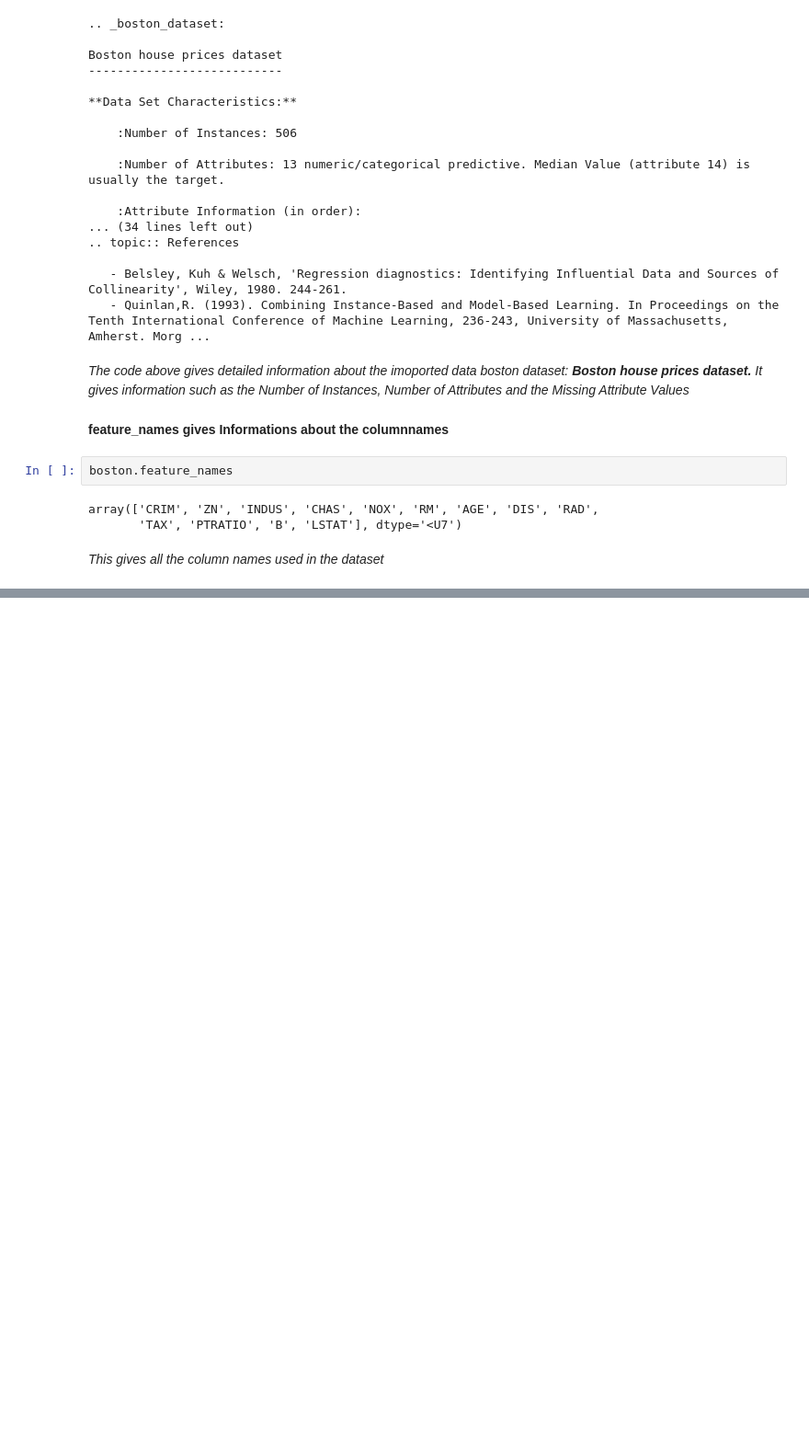
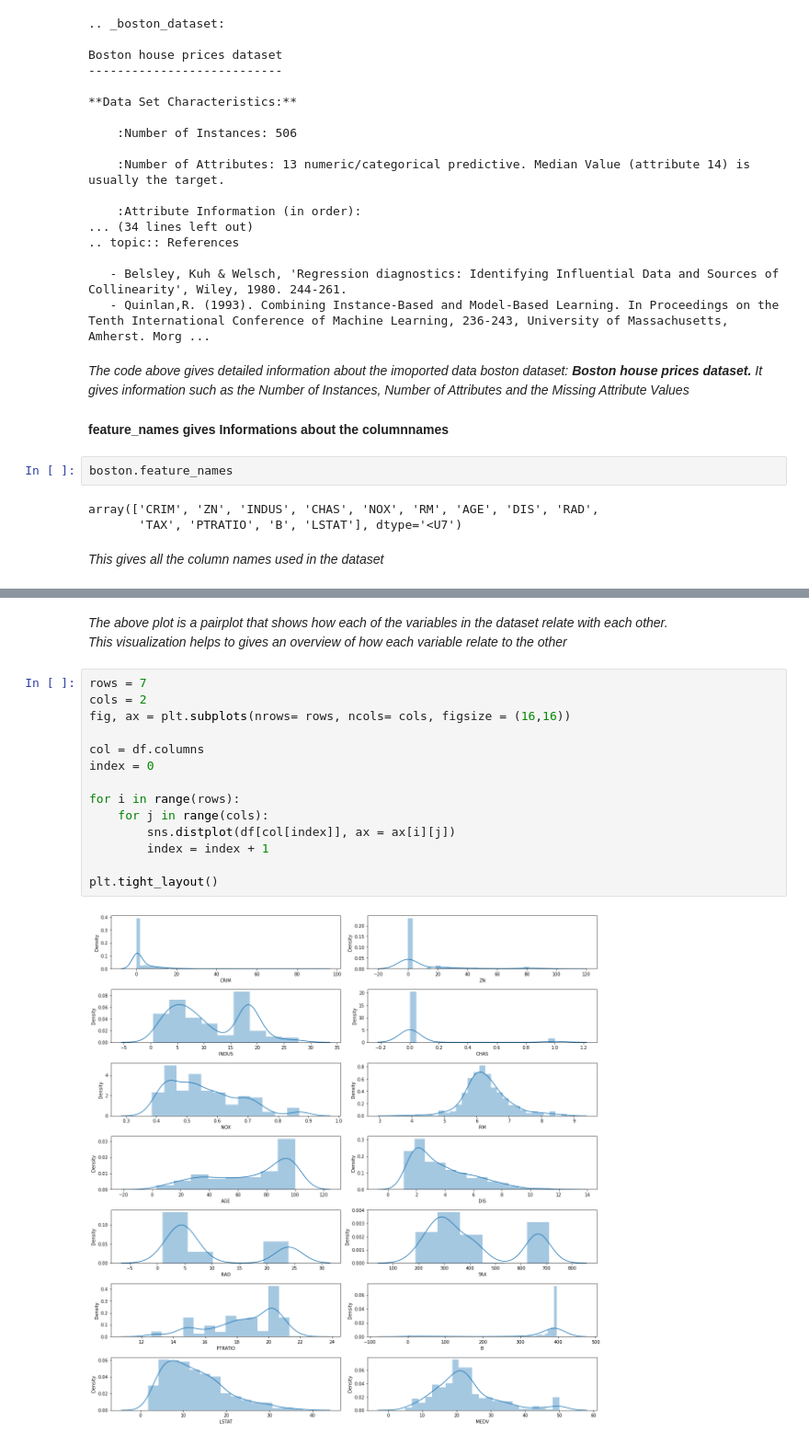
Before and after one commit to eankomah/ML-Assignment-Real-Pricing, a Jupyter notebook: Real Pricing.ipynb, the cells around one changed output, grey strips where cells are left out. Shown at 92% size. Drawn from its saved outputs; the diff is of its cells as text; blank space fills up the shorter version.

```diff
--- a/Real Pricing.ipynb
+++ b/Real Pricing.ipynb
@@ -75,0 +201,19 @@ array(['CRIM', 'ZN', 'INDUS', 'CHAS', 'NOX', 'RM', 'AGE', 'DIS', 'RAD',
+# %% [markdown]
+*The above plot is a pairplot that shows how each of the variables in the dataset relate with each other.\
+This visualization helps to gives an overview of how each variable relate to the other*
+# %%
+rows = 7
+cols = 2
+fig, ax = plt.subplots(nrows= rows, ncols= cols, figsize = (16,16))
+
+col = df.columns
+index = 0
+
+for i in range(rows):
+    for j in range(cols):
+        sns.distplot(df[col[index]], ax = ax[i][j])
+        index = index + 1
+
+plt.tight_layout()
+# %% [output]
+[figure, added]
```
Also changed, not shown: parts of 40 cells of this notebook.
